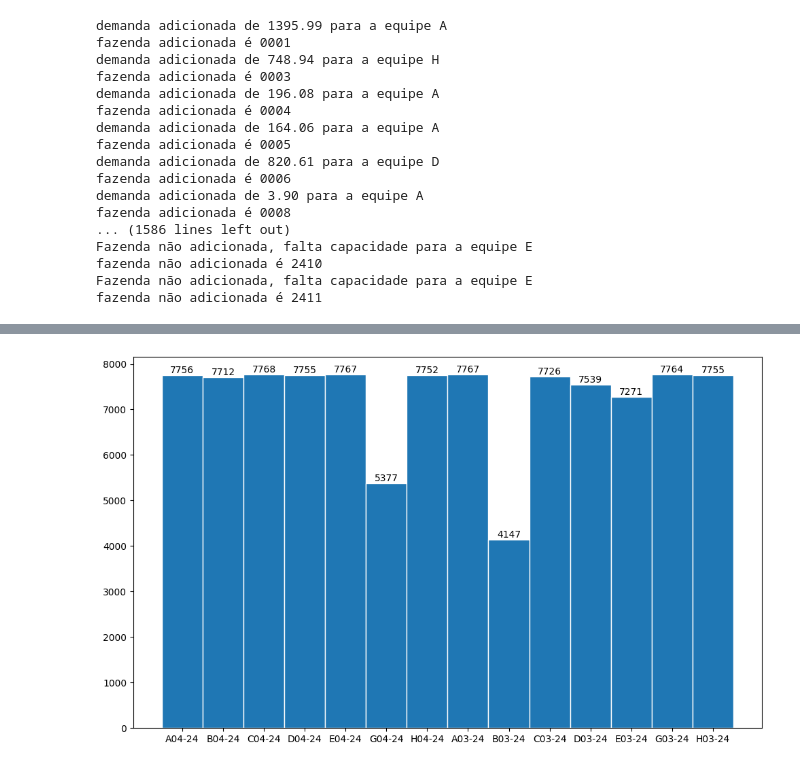
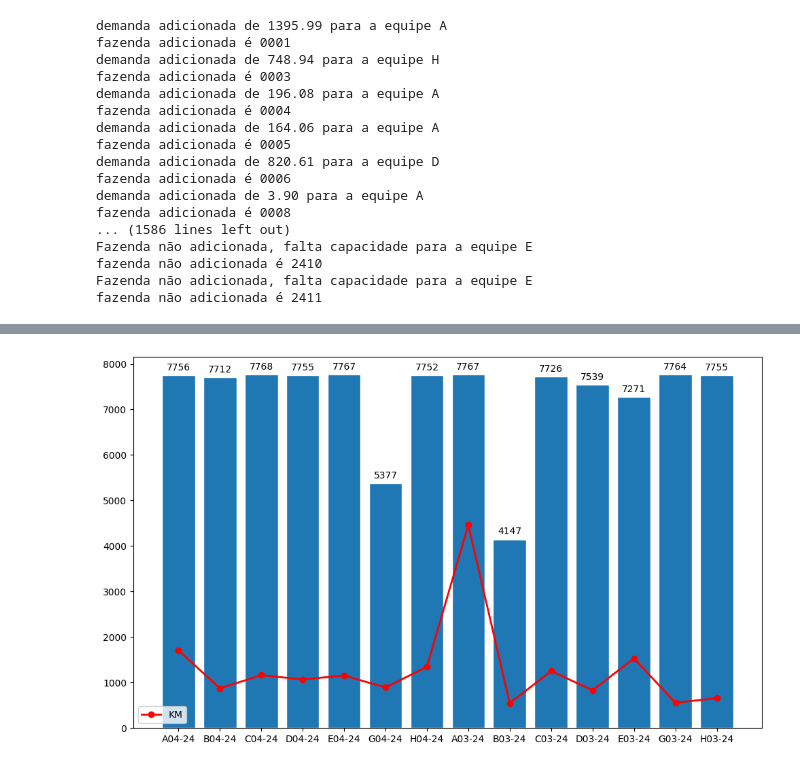
Before and after one commit to Ga-Moura/otimizacao, a Jupyter notebook: otimizacao.V2.ipynb, the cells around one changed output, grey strips where cells are left out. Saved outputs shown, nothing was run; the diff lists cells and outputs as text; code cells hidden in the pictures.

Commit message:
alteração de gráfico de área para gráfico de barra e linhas e kilometragem

```diff
--- a/otimizacao.V2.ipynb
+++ b/otimizacao.V2.ipynb
@@ -295,21 +341,30 @@ carteira_df
 #filtro_data = pd.Timestamp('2024-04-01')
 
 #distribuicao = otimizacao_rotas[(otimizacao_rotas['Equipe mais próxima'] == 0 ) & (otimizacao_rotas['Mês operacional equipe'] == filtro_data) ].groupby('Equipe')['Área Avaliada'].sum().reset_index()
-# %%
-
-fig,ax = plt.subplots(figsize=(10,6))
-
-x = carteira_df.index
-
-y = carteira_df['demanda']
-
-
-bar = ax.bar(x,y, width=1 , edgecolor = 'white')
-
-ax.bar_label(bar, fmt='%d')
-
-fig.tight_layout()
-
-plt.show()
-# %% [output]
-[figure, removed]
+# %%
+fig, ax = plt.subplots(figsize=(10, 6))  # Largura de 10 polegadas e altura de 6 polegadas
+
+# Dados do gráfico de barras
+xbar = carteira_df.index
+ybar = carteira_df['demanda']
+
+# Dados do gráfico de linhas
+xline = carteira_df.index
+yline = carteira_df['km']
+
+# Criar o gráfico de barras
+bars = ax.bar(xbar, ybar, width=0.8, edgecolor='white')
+
+# Adicionar rótulos às barras
+ax.bar_label(bars, fmt='%d', padding=3)
+
+# Criar o gráfico de linhas no mesmo conjunto de eixos
+ax.plot(xline, yline, color='red', marker='o', linestyle='-', linewidth=2, label='KM')
+
+ax.legend()
+
+fig.tight_layout()
+
+plt.show()
+# %% [output]
+[figure, added]
```
Also changed, not shown: parts of 9 cells of this notebook.
